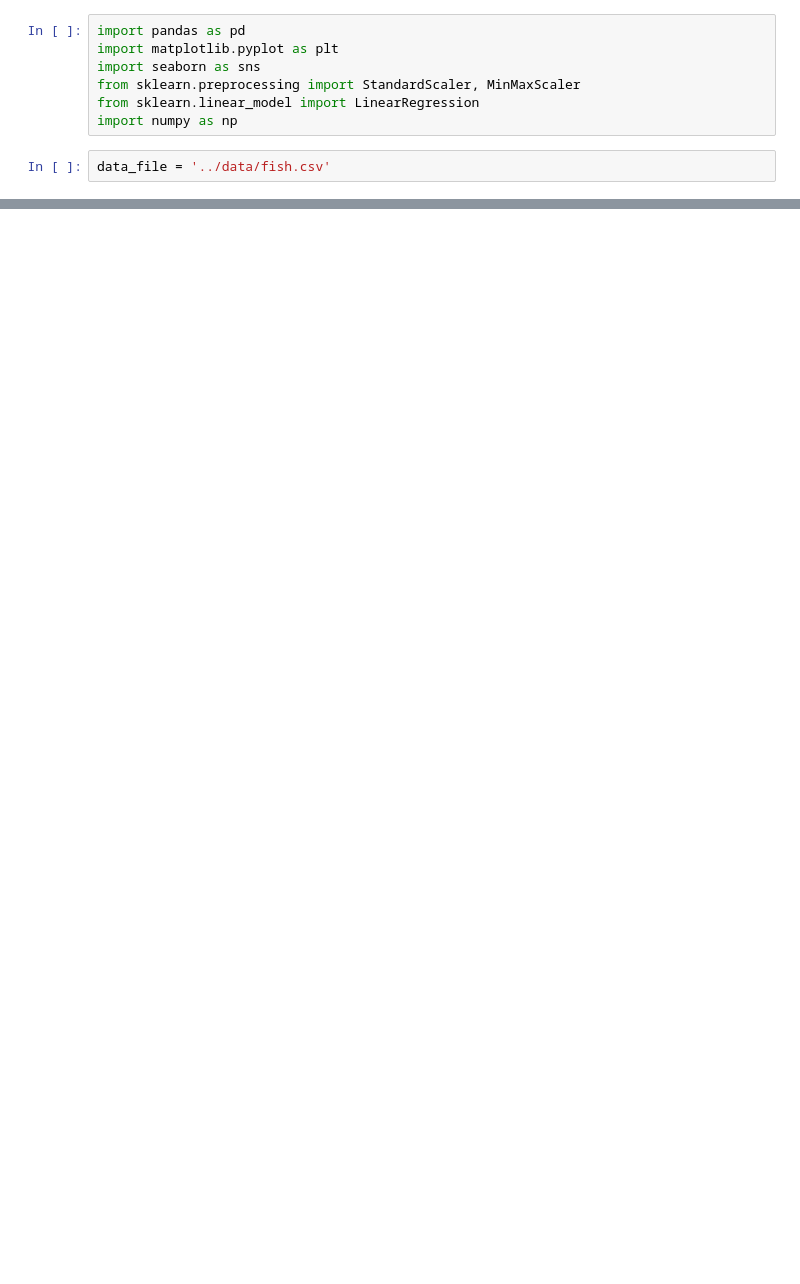
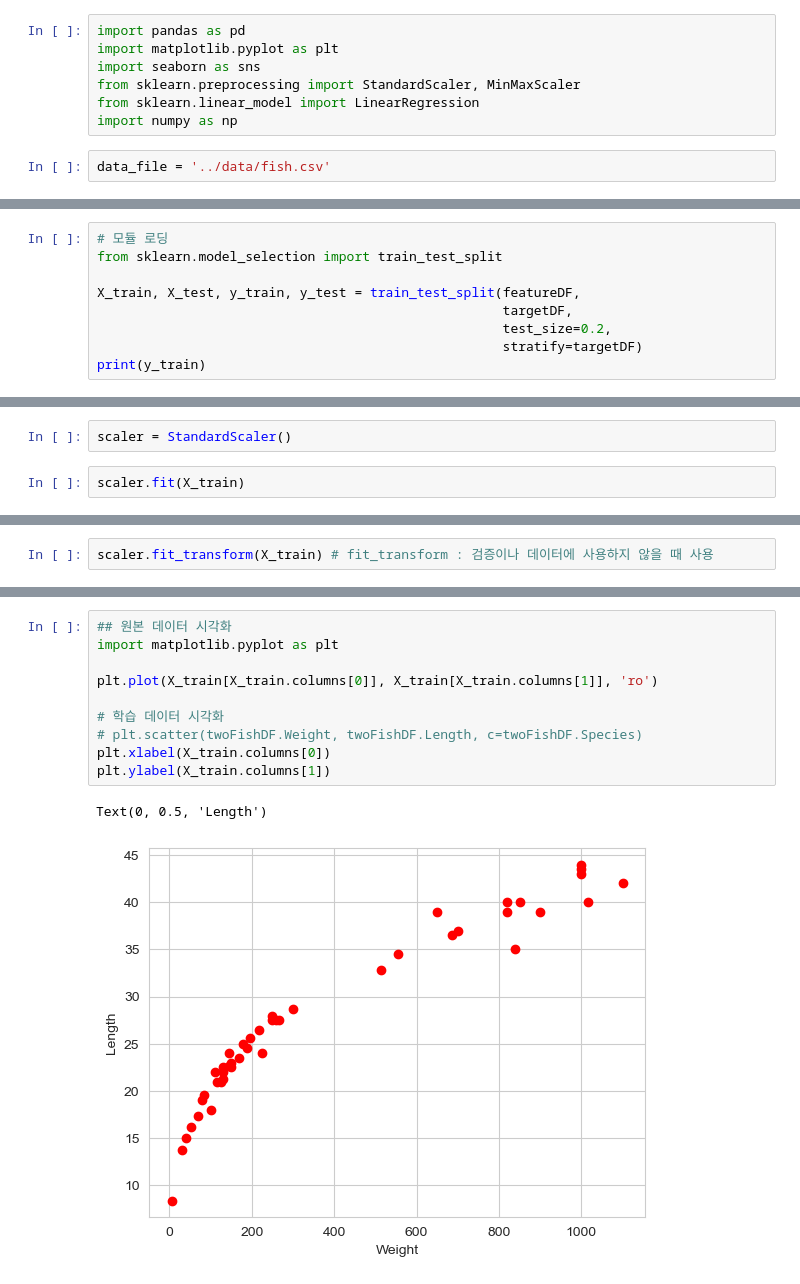
Before and after one commit to juugii-ho/KDT_9-10W_Machine-learning, a Jupyter notebook: DAY02_240226/machine_learning_fun.ipynb, the cells around one changed output, grey strips where cells are left out. Drawn from its saved outputs; the diff is of its cells as text; blank space fills up the shorter version.

```diff
--- a/DAY02_240226/machine_learning_fun.ipynb
+++ b/DAY02_240226/machine_learning_fun.ipynb
@@ -35,0 +107,9 @@ NameError: name 'newDF' is not defined
+# %%
+# 모듈 로딩
+from sklearn.model_selection import train_test_split
+
+X_train, X_test, y_train, y_test = train_test_split(featureDF,
+                                                    targetDF,
+                                                    test_size=0.2,
+                                                    stratify=targetDF)
+print(y_train)
@@ -35,0 +137,4 @@ NameError: name 'newDF' is not defined
+# %%
+scaler = StandardScaler()
+# %%
+scaler.fit(X_train)
@@ -35,0 +169,2 @@ NameError: name 'newDF' is not defined
+# %%
+scaler.fit_transform(X_train) # fit_transform : 검증이나 데이터에 사용하지 않을 때 사용
@@ -35,0 +227,13 @@ NameError: name 'newDF' is not defined
+# %%
+## 원본 데이터 시각화
+import matplotlib.pyplot as plt
+
+plt.plot(X_train[X_train.columns[0]], X_train[X_train.columns[1]], 'ro')
+
+# 학습 데이터 시각화
+# plt.scatter(twoFishDF.Weight, twoFishDF.Length, c=twoFishDF.Species)
+plt.xlabel(X_train.columns[0])
+plt.ylabel(X_train.columns[1])
+# %% [output]
+Text(0, 0.5, 'Length')
+[figure, added]
```
Also changed, not shown: parts of 42 cells of this notebook, 2 other files.
